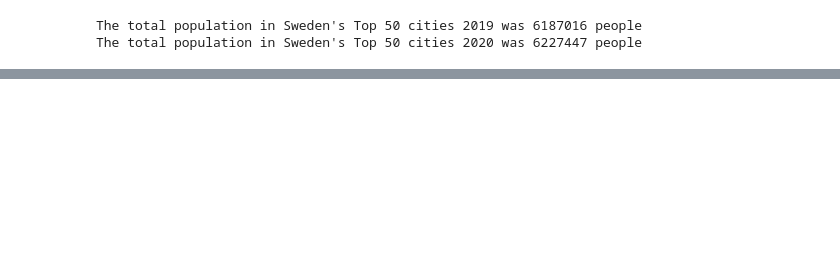
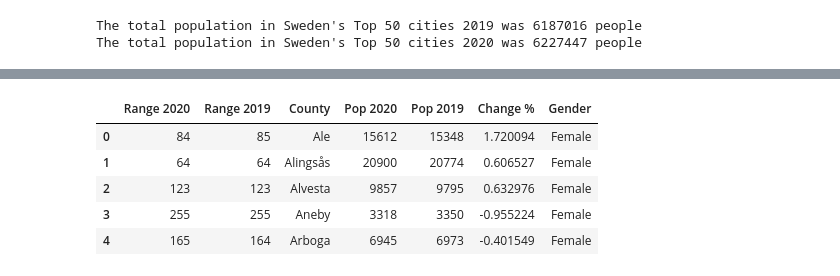
Before and after one commit to SCGlass/Data-Processing-Sam-Glass, a Jupyter notebook: Exercises/E00-Panda_fundamentals.ipynb, the cells around one changed output, grey strips where cells are left out. Cells and saved outputs as stored; diff of their text form; code cells hidden in the pictures; blank space fills up the shorter version.

```diff
--- a/Exercises/E00-Panda_fundamentals.ipynb
+++ b/Exercises/E00-Panda_fundamentals.ipynb
@@ -466,3 +478,30 @@ h)
 <img src="../assets/pop_change.png" height="200"/>
 
 </details>
+# %%
+# imports just the sheet refering to woman population
+
+
+df_female_pop = pd.read_excel("../Data/komtopp50_2020.xlsx", "Kvinnor", skiprows=6)
+
+df_female_pop.rename(
+    columns={
+        2020: "Range 2020",
+        2019: "Range 2019",
+        "Unnamed: 2": "County",
+        "2020.1": "Pop 2020",
+        "2019.1": "Pop 2019",
+        "%": "Change %",
+    },
+    inplace=True,
+)
+
+df_female_pop["Gender"] ="Female"
+df_female_pop.head()
+# %% [output]
+|  | Range 2020 | Range 2019 | County | Pop 2020 | Pop 2019 | Change % | Gender |
+| 0 | 84 | 85 | Ale | 15612 | 15348 | 1.720094 | Female |
+| 1 | 64 | 64 | Alingsås | 20900 | 20774 | 0.606527 | Female |
+| 2 | 123 | 123 | Alvesta | 9857 | 9795 | 0.632976 | Female |
+| 3 | 255 | 255 | Aneby | 3318 | 3350 | -0.955224 | Female |
+| 4 | 165 | 164 | Arboga | 6945 | 6973 | -0.401549 | Female |
```
Also changed, not shown: parts of 9 cells of this notebook.
